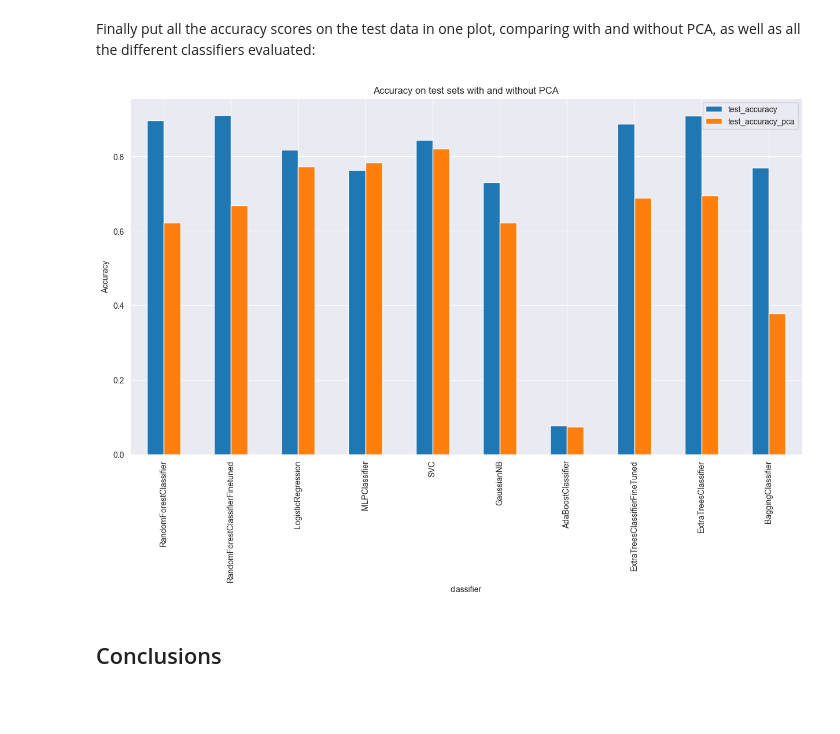
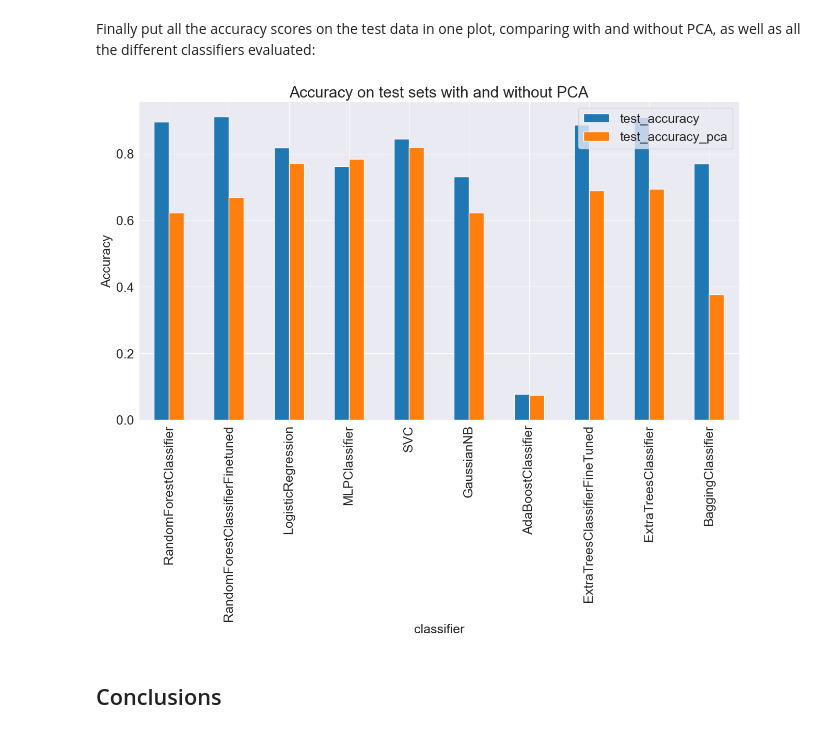
Before and after one commit to viktorparipas92/D7062E-projectgroup-10, a Jupyter notebook: Task3/task3.ipynb, the cells around one changed output. Drawn from its saved outputs; the diff is of its cells as text; code cells hidden in the pictures; blank space fills up the shorter version.

```diff
--- a/Task3/task3.ipynb
+++ b/Task3/task3.ipynb
@@ -1187,5 +1187,6 @@ plt.xticks(
     rotation=90,
 )
 plt.legend(loc="best")
+plt.rc("font", size=18)
 plt.show()
 # %% [output]
@@ -1234,16 +1235,17 @@ pca_ensemble_comparison_results = get_pca_comparison_results(
 # %%
 all_results = pd.concat(
     [
         pca_comparison_results,
         pca_ensemble_comparison_results,
     ]
 )
 all_results.plot(kind="bar", figsize=(15, 8))
 plt.ylabel("Accuracy")
 plt.title("Accuracy on test sets with and without PCA")
+plt.rc("font", size=18)
 plt.show()
 # %% [output]
-[figure, old version]
+[figure, new version]
 # %% [markdown]
 ## Conclusions
 # %% [markdown]
```
Also changed, not shown: parts of 1 cell of this notebook, 1 other file.
